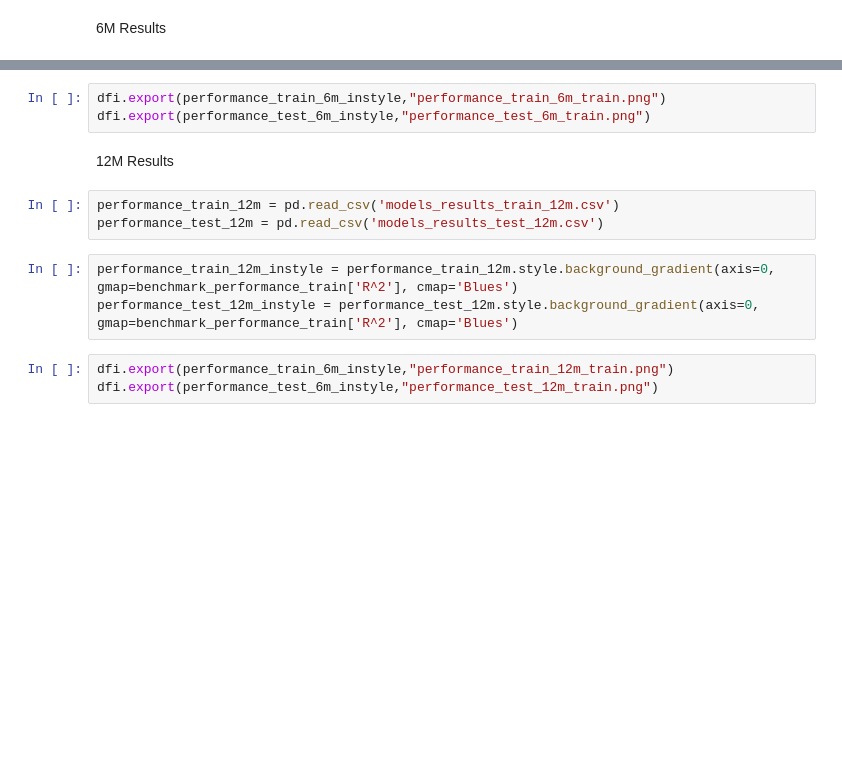
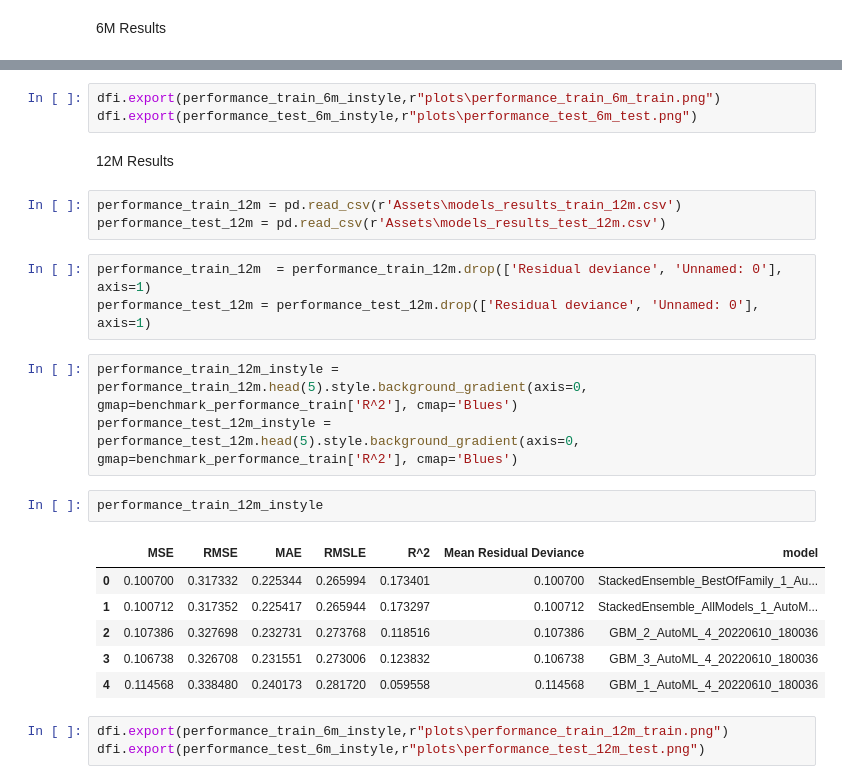
Before and after one commit to WojciechDopieralski/Finance_ML, a Jupyter notebook: Finance_ML/results_visualisations.ipynb, the cells around one changed output, grey strips where cells are left out. Cells and saved outputs as stored; diff of their text form; blank space fills up the shorter version.

```diff
--- a/Finance_ML/results_visualisations.ipynb
+++ b/Finance_ML/results_visualisations.ipynb
@@ -96,14 +117,26 @@ performance_test_6m_instyle = performance_test_6m.style.background_gradient(axis
 # %%
-dfi.export(performance_train_6m_instyle,"performance_train_6m_train.png")
-dfi.export(performance_test_6m_instyle,"performance_test_6m_train.png")
+dfi.export(performance_train_6m_instyle,r"plots\performance_train_6m_train.png")
+dfi.export(performance_test_6m_instyle,r"plots\performance_test_6m_test.png")
 # %% [markdown]
 12M Results
 # %%
-performance_train_12m = pd.read_csv('models_results_train_12m.csv')
-performance_test_12m = pd.read_csv('models_results_test_12m.csv')
+performance_train_12m = pd.read_csv(r'Assets\models_results_train_12m.csv')
+performance_test_12m = pd.read_csv(r'Assets\models_results_test_12m.csv')
+# %%
+performance_train_12m  = performance_train_12m.drop(['Residual deviance', 'Unnamed: 0'], axis=1)
+performance_test_12m = performance_test_12m.drop(['Residual deviance', 'Unnamed: 0'], axis=1)
 # %%
-performance_train_12m_instyle = performance_train_12m.style.background_gradient(axis=0, gmap=benchmark_performance_train['R^2'], cmap='Blues')
-performance_test_12m_instyle = performance_test_12m.style.background_gradient(axis=0, gmap=benchmark_performance_train['R^2'], cmap='Blues')
+performance_train_12m_instyle = performance_train_12m.head(5).style.background_gradient(axis=0, gmap=benchmark_performance_train['R^2'], cmap='Blues')
+performance_test_12m_instyle = performance_test_12m.head(5).style.background_gradient(axis=0, gmap=benchmark_performance_train['R^2'], cmap='Blues')
+# %%
+performance_train_12m_instyle
+# %% [output]
+|  | MSE | RMSE | MAE | RMSLE | R^2 | Mean Residual Deviance | model |
+| 0 | 0.100700 | 0.317332 | 0.225344 | 0.265994 | 0.173401 | 0.100700 | StackedEnsemble_BestOfFamily_1_Au... |
+| 1 | 0.100712 | 0.317352 | 0.225417 | 0.265944 | 0.173297 | 0.100712 | StackedEnsemble_AllModels_1_AutoM... |
+| 2 | 0.107386 | 0.327698 | 0.232731 | 0.273768 | 0.118516 | 0.107386 | GBM_2_AutoML_4_20220610_180036 |
+| 3 | 0.106738 | 0.326708 | 0.231551 | 0.273006 | 0.123832 | 0.106738 | GBM_3_AutoML_4_20220610_180036 |
+| 4 | 0.114568 | 0.338480 | 0.240173 | 0.281720 | 0.059558 | 0.114568 | GBM_1_AutoML_4_20220610_180036 |
 # %%
-dfi.export(performance_train_6m_instyle,"performance_train_12m_train.png")
-dfi.export(performance_test_6m_instyle,"performance_test_12m_train.png")
+dfi.export(performance_train_6m_instyle,r"plots\performance_train_12m_train.png")
+dfi.export(performance_test_6m_instyle,r"plots\performance_test_12m_test.png")
```
Also changed, not shown: parts of 17 cells of this notebook.
